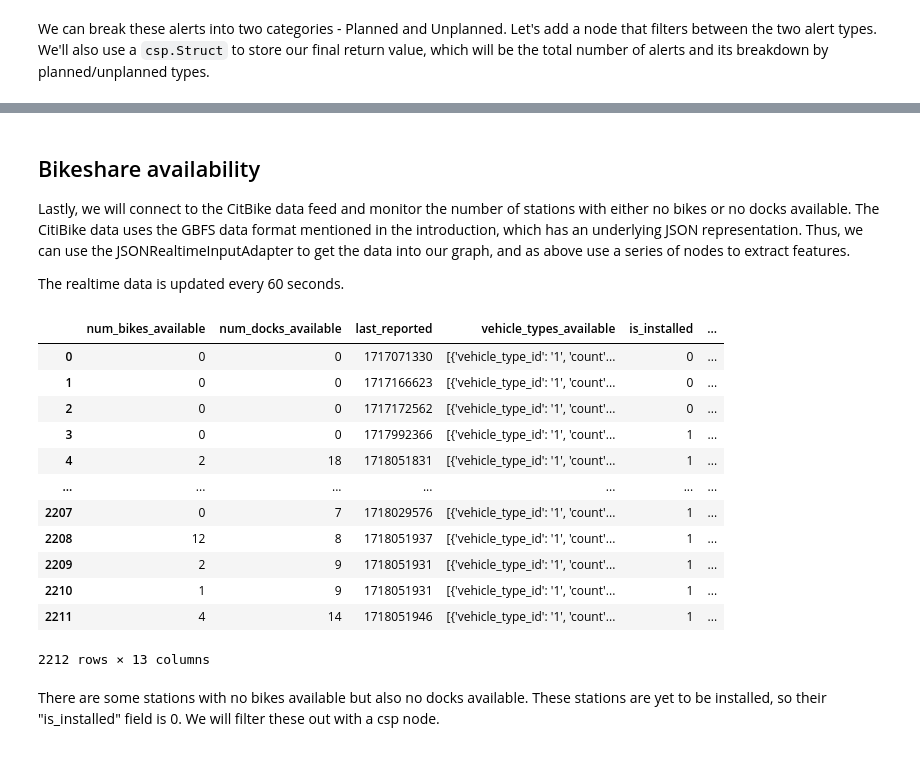
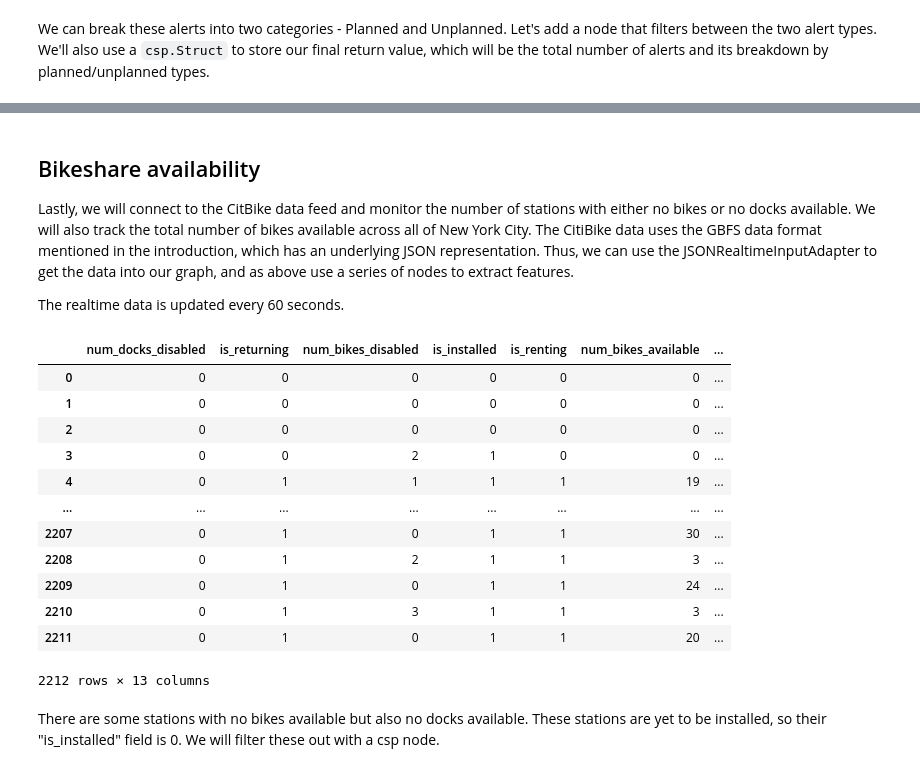
Before and after one commit to AdamGlustein/csp-pydata-london-2024, a Jupyter notebook: demo/csp_demo.ipynb, the cells around one changed output, grey strips where cells are left out. Saved outputs shown, nothing was run; the diff lists cells and outputs as text; code cells hidden in the pictures.

```diff
--- a/demo/csp_demo.ipynb
+++ b/demo/csp_demo.ipynb
@@ -364,31 +322,32 @@ csp.run(transit_alert_graph, ALERT_ENDPOINTS['lirr'], starttime=datetime.utcnow(
 # %% [markdown]
 ## Bikeshare availability
 
-Lastly, we will connect to the CitBike data feed and monitor the number of stations with either no bikes or no docks available. The CitiBike data uses the GBFS data format mentioned in the introduction, which has an underlying JSON representation. Thus, we can use the JSONRealtimeInputAdapter to get the data into our graph, and as above use a series of nodes to extract features.
+Lastly, we will connect to the CitBike data feed and monitor the number of stations with either no bikes or no docks available. We will also track the total number of bikes available across all of New York City. The CitiBike data uses the GBFS data format mentioned in the introduction, which has an underlying JSON representation. Thus, we can use the JSONRealtimeInputAdapter to get the data into our graph, and as above use a series of nodes to extract features.
 
 The realtime data is updated every 60 seconds.
 # %%
 import pandas as pd
+import requests
 
 CITI_BIKE_STATION_ENDPOINT = "https://gbfs.lyft.com/gbfs/2.3/bkn/en/station_status.json"
 
 # Let's look at the data first
 
-record = httpx.get(CITI_BIKE_STATION_ENDPOINT).json()["data"]["stations"]
+record = requests.get(CITI_BIKE_STATION_ENDPOINT).json()["data"]["stations"]
 pd.json_normalize(record)
 # %% [output]
-|  | num_bikes_available | num_docks_available | last_reported | vehicle_types_available | is_installed | ... |
-| 0 | 0 | 0 | 1717071330 | [{'vehicle_type_id': '1', 'count'... | 0 | ... |
-| 1 | 0 | 0 | 1717166623 | [{'vehicle_type_id': '1', 'count'... | 0 | ... |
-| 2 | 0 | 0 | 1717172562 | [{'vehicle_type_id': '1', 'count'... | 0 | ... |
-| 3 | 0 | 0 | 1717992366 | [{'vehicle_type_id': '1', 'count'... | 1 | ... |
-| 4 | 2 | 18 | 1718051831 | [{'vehicle_type_id': '1', 'count'... | 1 | ... |
-| ... | ... | ... | ... | ... | ... | ... |
-| 2207 | 0 | 7 | 1718029576 | [{'vehicle_type_id': '1', 'count'... | 1 | ... |
-| 2208 | 12 | 8 | 1718051937 | [{'vehicle_type_id': '1', 'count'... | 1 | ... |
-| 2209 | 2 | 9 | 1718051931 | [{'vehicle_type_id': '1', 'count'... | 1 | ... |
-| 2210 | 1 | 9 | 1718051931 | [{'vehicle_type_id': '1', 'count'... | 1 | ... |
-| 2211 | 4 | 14 | 1718051946 | [{'vehicle_type_id': '1', 'count'... | 1 | ... |
+|  | num_docks_disabled | is_returning | num_bikes_disabled | is_installed | is_renting | num_bikes_available | ... |
+| 0 | 0 | 0 | 0 | 0 | 0 | 0 | ... |
+| 1 | 0 | 0 | 0 | 0 | 0 | 0 | ... |
+| 2 | 0 | 0 | 0 | 0 | 0 | 0 | ... |
+| 3 | 0 | 0 | 2 | 1 | 0 | 0 | ... |
+| 4 | 0 | 1 | 1 | 1 | 1 | 19 | ... |
+| ... | ... | ... | ... | ... | ... | ... | ... |
+| 2207 | 0 | 1 | 0 | 1 | 1 | 30 | ... |
+| 2208 | 0 | 1 | 2 | 1 | 1 | 3 | ... |
+| 2209 | 0 | 1 | 0 | 1 | 1 | 24 | ... |
+| 2210 | 0 | 1 | 3 | 1 | 1 | 3 | ... |
+| 2211 | 0 | 1 | 0 | 1 | 1 | 20 | ... |
 2212 rows × 13 columns
 # %% [markdown]
 There are some stations with no bikes available but also no docks available. These stations are yet to be installed, so their "is_installed" field is 0. We will filter these out with a csp node.
```
Also changed, not shown: parts of 26 cells of this notebook, 2 other files.
